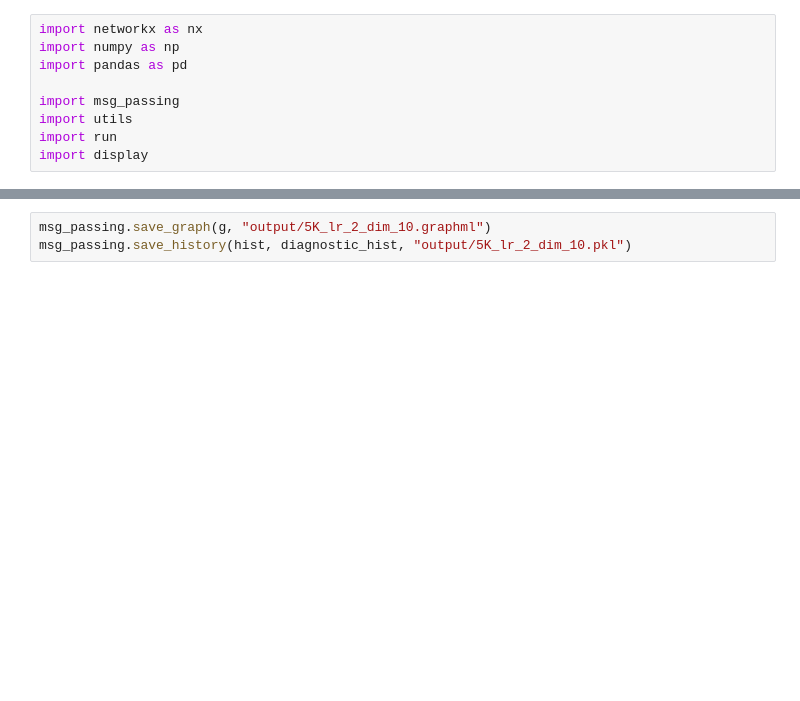
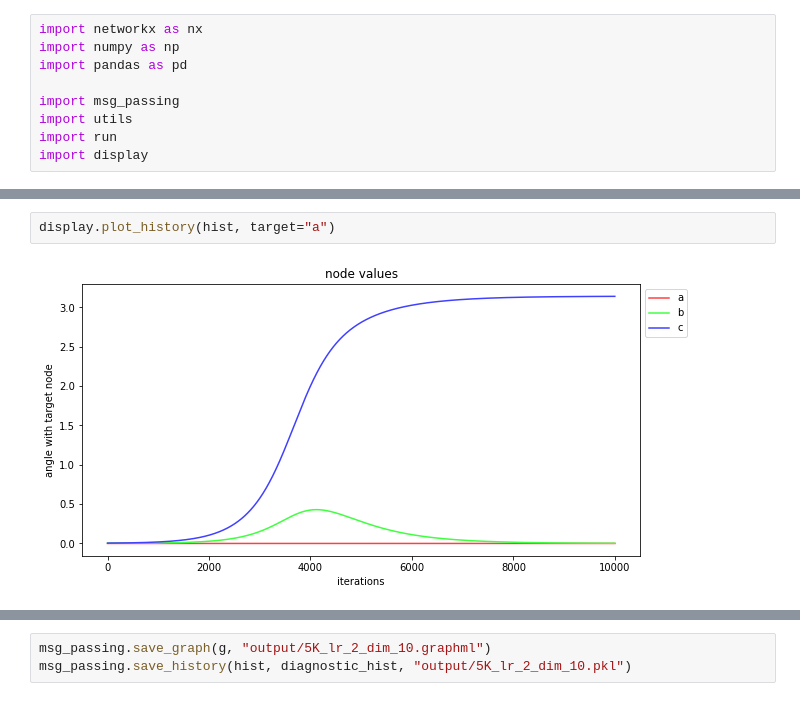
Before and after one commit to DavidChong2523/Message-Passing, a Jupyter notebook: msg_passing.ipynb, the cells around one changed output, grey strips where cells are left out. Saved outputs shown, nothing was run; the diff lists cells and outputs as text; blank space fills up the shorter version.

```diff
--- a/msg_passing.ipynb
+++ b/msg_passing.ipynb
@@ -29,0 +46,4 @@ display.plot_diagnostic(diagnostic_hist)
+# %%
+display.plot_history(hist, target="a")
+# %% [output]
+[figure, added]
```
Also changed, not shown: parts of 11 cells of this notebook, 2 other files.
